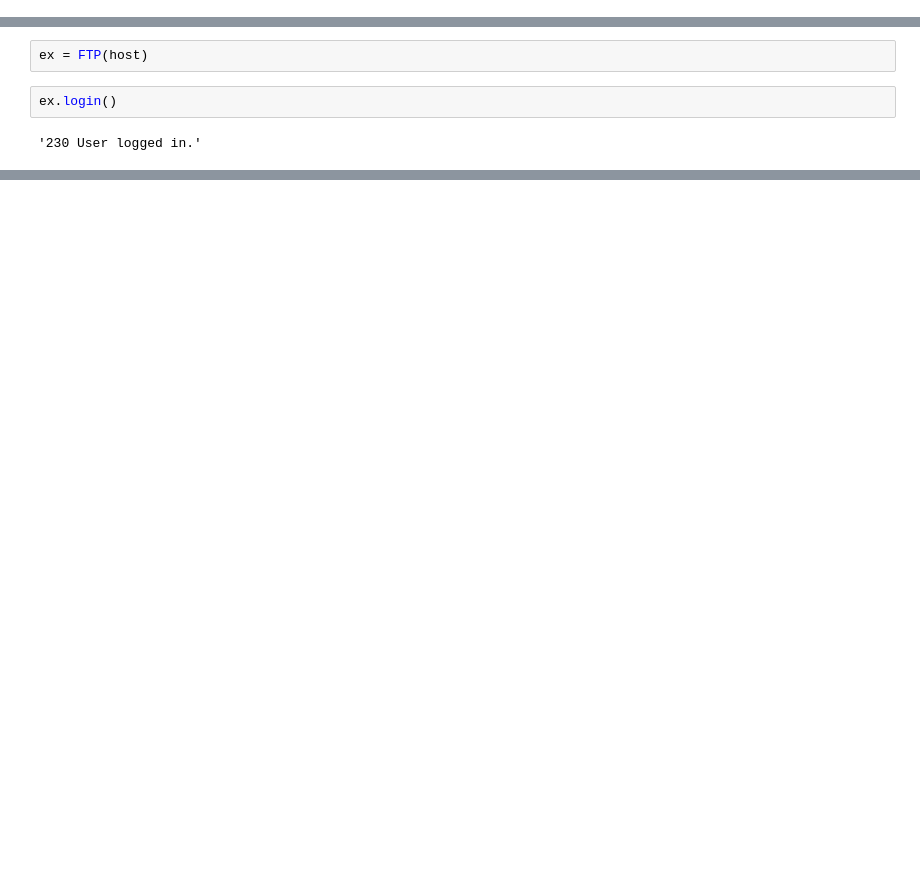
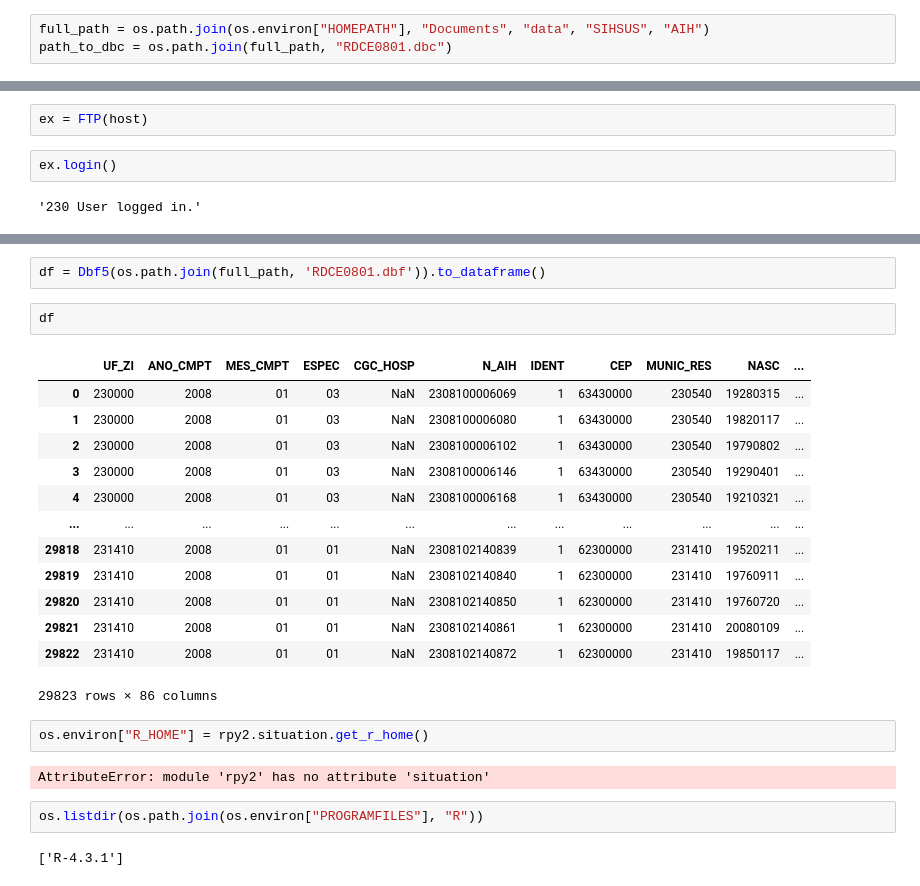
Before and after one commit to humbertocarmona/pyopensus, a Jupyter notebook: notebooks/preliminar.ipynb, the cells around one changed output, grey strips where cells are left out. Drawn from its saved outputs; the diff is of its cells as text; blank space fills up the shorter version.

```diff
--- a/notebooks/preliminar.ipynb
+++ b/notebooks/preliminar.ipynb
@@ -6,0 +22,3 @@ from pyopensus import Opensus
+# %%
+full_path = os.path.join(os.environ["HOMEPATH"], "Documents", "data", "SIHSUS", "AIH")
+path_to_dbc = os.path.join(full_path, "RDCE0801.dbc")
@@ -112,0 +140,26 @@ ConnectionResetError: [WinError 10054] Foi forçado o cancelamento de uma conex
+# %%
+df = Dbf5(os.path.join(full_path, 'RDCE0801.dbf')).to_dataframe()
+# %%
+df
+# %% [output]
+|  | UF_ZI | ANO_CMPT | MES_CMPT | ESPEC | CGC_HOSP | N_AIH | IDENT | CEP | MUNIC_RES | NASC | ... |
+| 0 | 230000 | 2008 | 01 | 03 | NaN | 2308100006069 | 1 | 63430000 | 230540 | 19280315 | ... |
+| 1 | 230000 | 2008 | 01 | 03 | NaN | 2308100006080 | 1 | 63430000 | 230540 | 19820117 | ... |
+| 2 | 230000 | 2008 | 01 | 03 | NaN | 2308100006102 | 1 | 63430000 | 230540 | 19790802 | ... |
+| 3 | 230000 | 2008 | 01 | 03 | NaN | 2308100006146 | 1 | 63430000 | 230540 | 19290401 | ... |
+| 4 | 230000 | 2008 | 01 | 03 | NaN | 2308100006168 | 1 | 63430000 | 230540 | 19210321 | ... |
+| ... | ... | ... | ... | ... | ... | ... | ... | ... | ... | ... | ... |
+| 29818 | 231410 | 2008 | 01 | 01 | NaN | 2308102140839 | 1 | 62300000 | 231410 | 19520211 | ... |
+| 29819 | 231410 | 2008 | 01 | 01 | NaN | 2308102140840 | 1 | 62300000 | 231410 | 19760911 | ... |
+| 29820 | 231410 | 2008 | 01 | 01 | NaN | 2308102140850 | 1 | 62300000 | 231410 | 19760720 | ... |
+| 29821 | 231410 | 2008 | 01 | 01 | NaN | 2308102140861 | 1 | 62300000 | 231410 | 20080109 | ... |
+| 29822 | 231410 | 2008 | 01 | 01 | NaN | 2308102140872 | 1 | 62300000 | 231410 | 19850117 | ... |
+29823 rows × 86 columns
+# %%
+os.environ["R_HOME"] = rpy2.situation.get_r_home()
+# %% [output]
+AttributeError: module 'rpy2' has no attribute 'situation'
+# %%
+os.listdir(os.path.join(os.environ["PROGRAMFILES"], "R"))
+# %% [output]
+['R-4.3.1']
```
Also changed, not shown: parts of 18 cells of this notebook.
